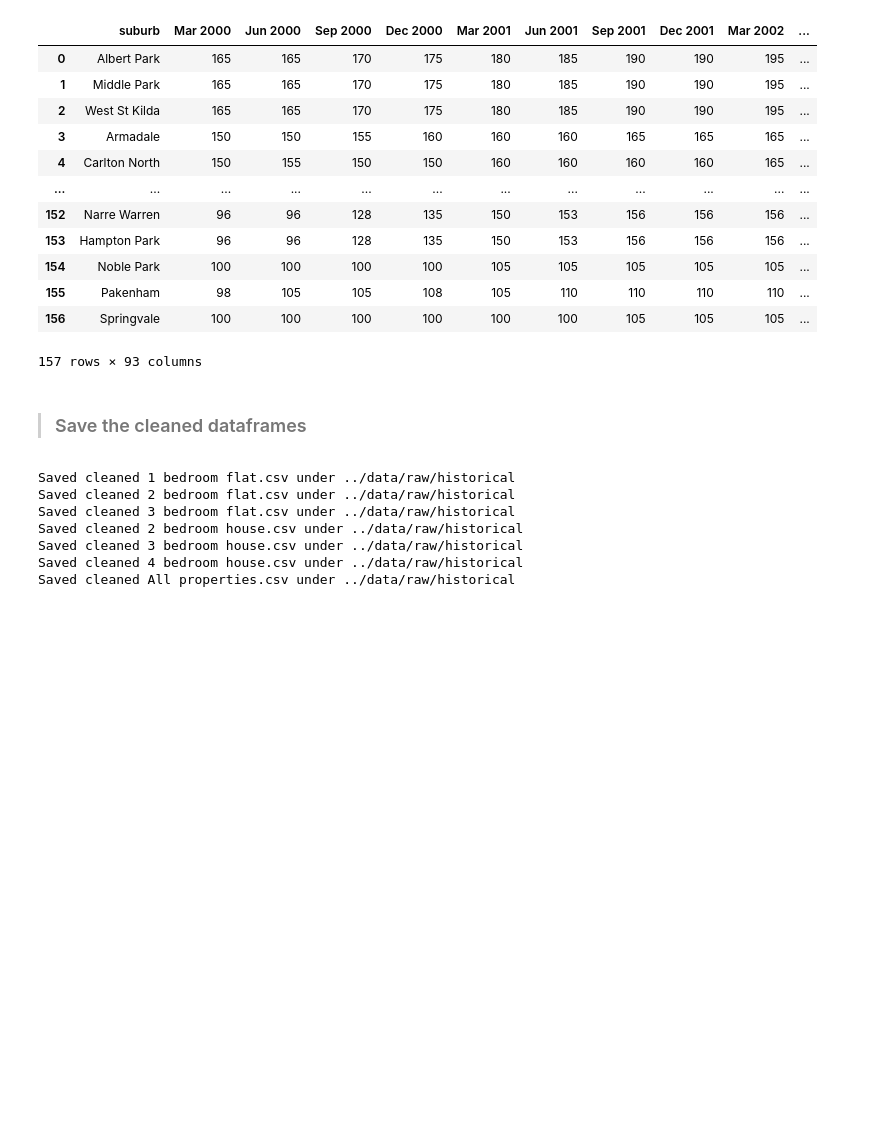
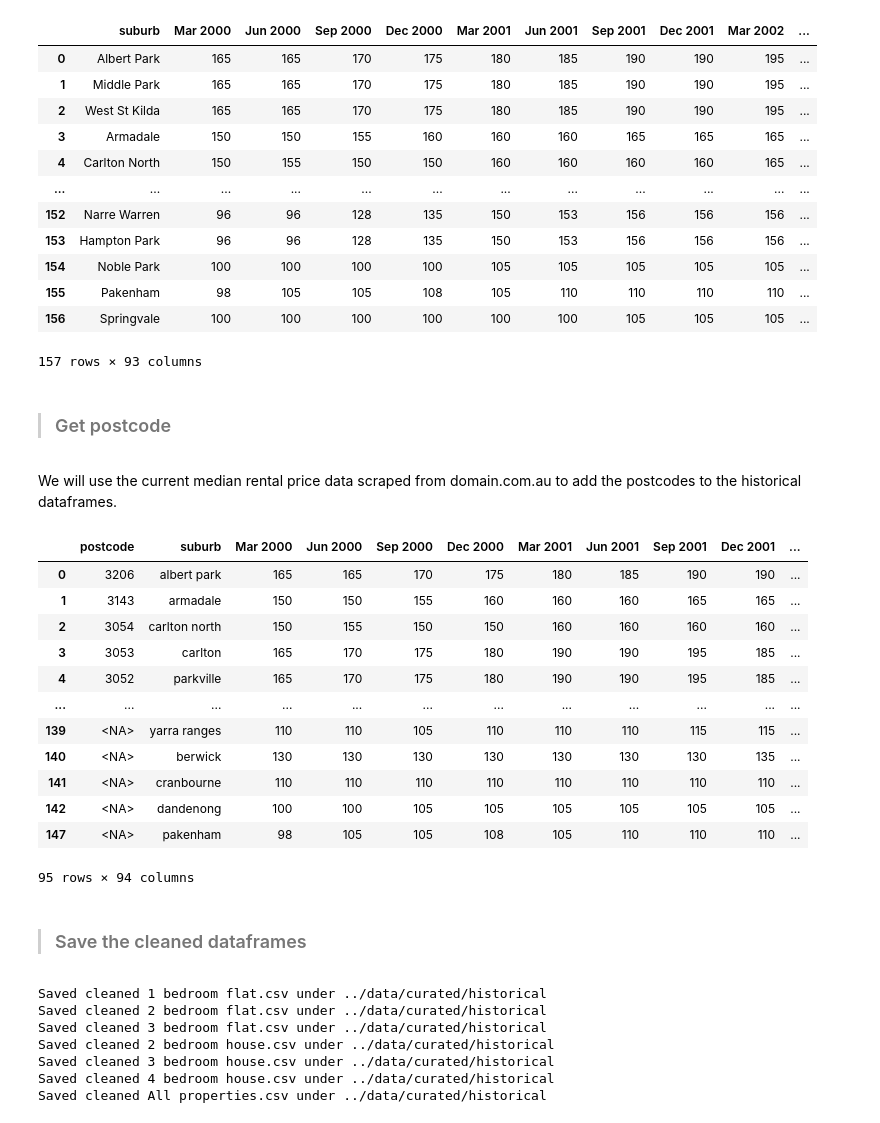
Before and after one commit to MAST30034-AppliedDataScience/project-2-group-real-estate-industry-project-27, a Jupyter notebook: notebooks/Preprocess historical data.ipynb, the cells around one changed output. Saved outputs shown, nothing was run; the diff lists cells and outputs as text; code cells hidden in the pictures; blank space fills up the shorter version.

```diff
--- a/notebooks/Preprocess historical data.ipynb
+++ b/notebooks/Preprocess historical data.ipynb
@@ -47,13 +47,13 @@ Saved All properties.csv under ../data/landing/historical split
 # %% [markdown]
 > ### Load new csv files
 # %%
-one_bed_flat = pd.read_csv('../data/landing/historical split/1 bedroom flat.csv')
-two_bed_flat = pd.read_csv('../data/landing/historical split/2 bedroom flat.csv')
-three_bed_flat = pd.read_csv('../data/landing/historical split/3 bedroom flat.csv')
-two_bed_house = pd.read_csv('../data/landing/historical split/2 bedroom house.csv')
-three_bed_house = pd.read_csv('../data/landing/historical split/3 bedroom house.csv')
-four_bed_house = pd.read_csv('../data/landing/historical split/4 bedroom house.csv')
-all_properties = pd.read_csv('../data/landing/historical split/All properties.csv')
+one_bed_flat = pd.read_csv('../data/raw/historical split/1 bedroom flat.csv')
+two_bed_flat = pd.read_csv('../data/raw/historical split/2 bedroom flat.csv')
+three_bed_flat = pd.read_csv('../data/raw/historical split/3 bedroom flat.csv')
+two_bed_house = pd.read_csv('../data/raw/historical split/2 bedroom house.csv')
+three_bed_house = pd.read_csv('../data/raw/historical split/3 bedroom house.csv')
+four_bed_house = pd.read_csv('../data/raw/historical split/4 bedroom house.csv')
+all_properties = pd.read_csv('../data/raw/historical split/All properties.csv')
 # %% [markdown]
 Now we will look at the csv file for the 1-bedroom flats data.
 # %%
@@ -236,18 +236,57 @@ dataframe_list[0]
 | 155 | Pakenham | 98 | 105 | 105 | 108 | 105 | 110 | 110 | 110 | 110 | ... |
 | 156 | Springvale | 100 | 100 | 100 | 100 | 100 | 100 | 105 | 105 | 105 | ... |
 157 rows × 93 columns
+# %% [markdown]
+> ### Get postcode
+# %% [markdown]
+We will use the current median rental price data scraped from domain.com.au to add the postcodes to the historical dataframes.
+# %%
+# Read the CSV file for 2024 median price
+median_2024 = pd.read_csv('../data/raw/median price per postcode.csv')
+# %%
+# Make the suburbs to lowercase to merge with other historical dataframes
+median_2024['suburb'] = median_2024['suburb'].str.lower()
+
+# The 'Melbourne' suburb is 'CBD' in the historical data
+# So replace 'Melbourne' by 'CBD' to merge it with historical data
+median_2024['suburb'] = median_2024['suburb'].replace('melbourne', 'cbd')
+# %%
+# Start merging and then cleaning the merged df
+merged_dataframes = []
+for i in range(len(dataframe_list)):
+    dataframe_list[i]['suburb'] = dataframe_list[i]['suburb'].str.lower()
+    merged_df = dataframe_list[i].merge(median_2024[['postcode', 'suburb']], on='suburb', how='left')
+    df_filtered = clean_merged_df(merged_df)
+    merged_dataframes.append(df_filtered)
+# %%
+# Check a dataframe after merging
+merged_dataframes[0]
+# %% [output]
+|  | postcode | suburb | Mar 2000 | Jun 2000 | Sep 2000 | Dec 2000 | Mar 2001 | Jun 2001 | Sep 2001 | Dec 2001 | ... |
+| 0 | 3206 | albert park | 165 | 165 | 170 | 175 | 180 | 185 | 190 | 190 | ... |
+| 1 | 3143 | armadale | 150 | 150 | 155 | 160 | 160 | 160 | 165 | 165 | ... |
+| 2 | 3054 | carlton north | 150 | 155 | 150 | 150 | 160 | 160 | 160 | 160 | ... |
+| 3 | 3053 | carlton | 165 | 170 | 175 | 180 | 190 | 190 | 195 | 185 | ... |
+| 4 | 3052 | parkville | 165 | 170 | 175 | 180 | 190 | 190 | 195 | 185 | ... |
+| ... | ... | ... | ... | ... | ... | ... | ... | ... | ... | ... | ... |
+| 139 | <NA> | yarra ranges | 110 | 110 | 105 | 110 | 110 | 110 | 115 | 115 | ... |
+| 140 | <NA> | berwick | 130 | 130 | 130 | 130 | 130 | 130 | 130 | 135 | ... |
+| 141 | <NA> | cranbourne | 110 | 110 | 110 | 110 | 110 | 110 | 110 | 110 | ... |
+| 142 | <NA> | dandenong | 100 | 100 | 105 | 105 | 105 | 105 | 105 | 105 | ... |
+| 147 | <NA> | pakenham | 98 | 105 | 105 | 108 | 105 | 110 | 110 | 110 | ... |
+95 rows × 94 columns
 # %% [markdown]
 > ### Save the cleaned dataframes
 # %%
 # Create a new folder to store the cleaned dataframes
-folder_path = '../data/raw/historical'
+folder_path = '../data/curated/historical'
 
 # Indicate the name of the cleaned dataframes
 for i in range(len(sheet_names)):
     sheet_names[i] = 'cleaned ' + sheet_names[i]
 
 # Loop through each dataframe and save it as a CSV file
-for i in range(len(dataframe_list)):
+for i in range(len(merged_dataframes)):
     csv_file = f"{sheet_names[i]}.csv"  # Name the CSV file based on the sheet name
     file_path = os.path.join(folder_path, csv_file)
 
@@ -255,13 +294,13 @@ for i in range(len(dataframe_list)):
     if not os.path.exists(folder_path):
         os.makedirs(folder_path)
 
-    dataframe_list[i].to_csv(file_path, index=False)   # save under ..data/raw/historical
+    merged_dataframes[i].to_csv(file_path, index=False)   # save under ..data/curated/historical
     print(f"Saved {csv_file} under {folder_path}")
 # %% [output]
-Saved cleaned 1 bedroom flat.csv under ../data/raw/historical
-Saved cleaned 2 bedroom flat.csv under ../data/raw/historical
-Saved cleaned 3 bedroom flat.csv under ../data/raw/historical
-Saved cleaned 2 bedroom house.csv under ../data/raw/historical
-Saved cleaned 3 bedroom house.csv under ../data/raw/historical
-Saved cleaned 4 bedroom house.csv under ../data/raw/historical
-Saved cleaned All properties.csv under ../data/raw/historical
+Saved cleaned 1 bedroom flat.csv under ../data/curated/historical
+Saved cleaned 2 bedroom flat.csv under ../data/curated/historical
+Saved cleaned 3 bedroom flat.csv under ../data/curated/historical
+Saved cleaned 2 bedroom house.csv under ../data/curated/historical
+Saved cleaned 3 bedroom house.csv under ../data/curated/historical
+Saved cleaned 4 bedroom house.csv under ../data/curated/historical
+Saved cleaned All properties.csv under ../data/curated/historical
```
Also changed, not shown: parts of 2 cells of this notebook.
